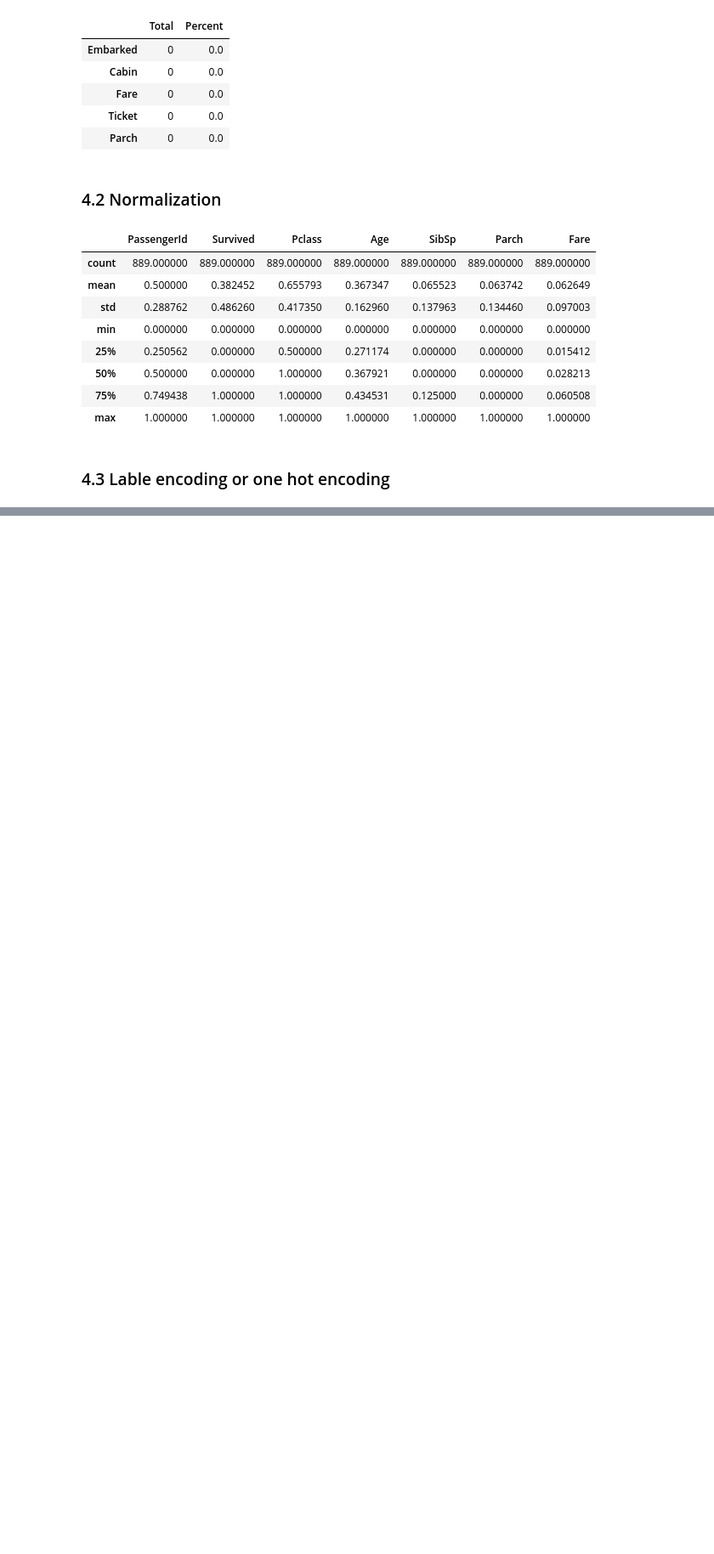
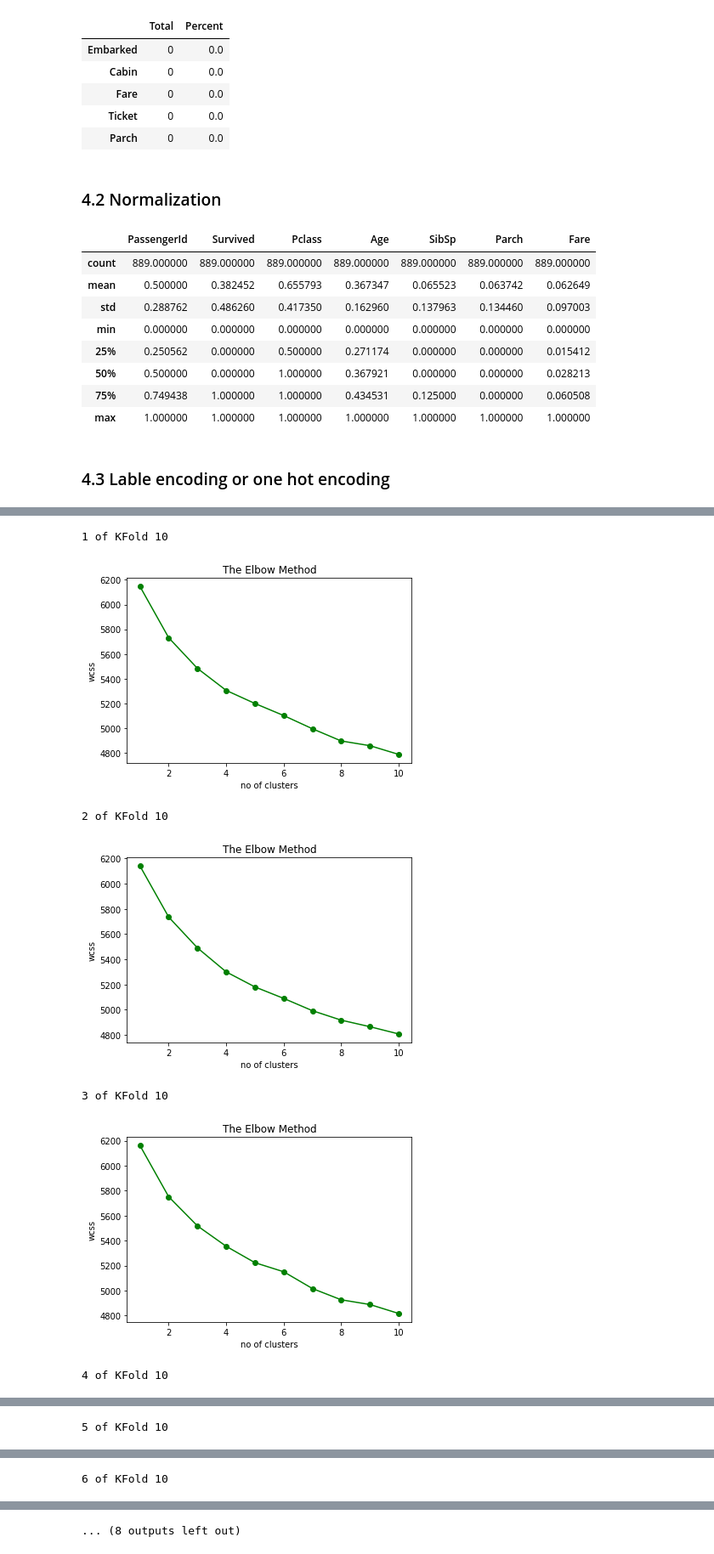
Before and after one commit to hsuemily/CE888-2, a Jupyter notebook: Assignment/Dataset1_Titanic.ipynb, the cells around one changed output, grey strips where cells are left out. Shown at 85% size. Saved outputs shown, nothing was run; the diff lists cells and outputs as text; code cells hidden in the pictures; blank space fills up the shorter version.

```diff
--- a/Assignment/Dataset1_Titanic.ipynb
+++ b/Assignment/Dataset1_Titanic.ipynb
@@ -189,0 +269,18 @@ Titanic: [[1. 0. 0. ... 0. 0. 1.]
+# %%
+## Random forest
+from sklearn.ensemble import RandomForestClassifier
+cv_scoreRF =[]
+i=1
+for train_index,test_index in Skf.split(Titanic_X,Titanic_Y):
+    print('{} of KFold {}'.format(i,Skf.n_splits))
+    x_tr,x_v = Titanic_X[train_index],Titanic_X[test_index]
+    y_tr,y_v = Titanic_Y[train_index],Titanic_Y[test_index]
+
+    #model
+    modelRF = RandomForestClassifier(random_state=1)
+    modelRF.fit(x_tr,y_tr)
+    scoreRF = roc_auc_score(y_v,modelRF.predict(x_v))
+    print('ROC AUC score:',scoreRF)
+    cv_scoreRF.append(scoreRF)
+    print('Confusion matrix\n',confusion_matrix(y_v,modelRF.predict(x_v)))
+    i+=1
@@ -189,0 +335,32 @@ Titanic: [[1. 0. 0. ... 0. 0. 1.]
+# %%
+Skf = StratifiedKFold(n_splits=10,shuffle=True,random_state=49)
+pred_test_full =0
+cv_scoreDT =[]
+i=1
+for train_index,test_index in Skf.split(Titanic_X,Titanic_Y):
+    print('{} of KFold {}'.format(i,Skf.n_splits))
+    x_tr,x_v = Titanic_X[train_index],Titanic_X[test_index]
+    y_tr,y_v = Titanic_Y[train_index],Titanic_Y[test_index]
+
+    score = []
+    for cluster in range(1,11):
+        kmeans = KMeans(n_clusters = cluster, init="k-means++", random_state=49)
+        kmeans.fit(x_tr)
+        score.append(kmeans.inertia_)
+
+    # plotting the score
+
+    plt.plot(range(1,11), score, 'g-o')
+    plt.title('The Elbow Method')
+    plt.xlabel('no of clusters')
+    plt.ylabel('wcss')
+    plt.show()
+    i+=1
+# %% [output]
+1 of KFold 10
+[figure, added]
+2 of KFold 10
+[figure, added]
+3 of KFold 10
+[figure, added]
+4 of KFold 10
@@ -189,0 +368 @@ Titanic: [[1. 0. 0. ... 0. 0. 1.]
+5 of KFold 10
@@ -189,0 +370 @@ Titanic: [[1. 0. 0. ... 0. 0. 1.]
+6 of KFold 10
@@ -189,0 +372 @@ Titanic: [[1. 0. 0. ... 0. 0. 1.]
+... (8 outputs left out)
```
Also changed, not shown: parts of 15 cells of this notebook.
